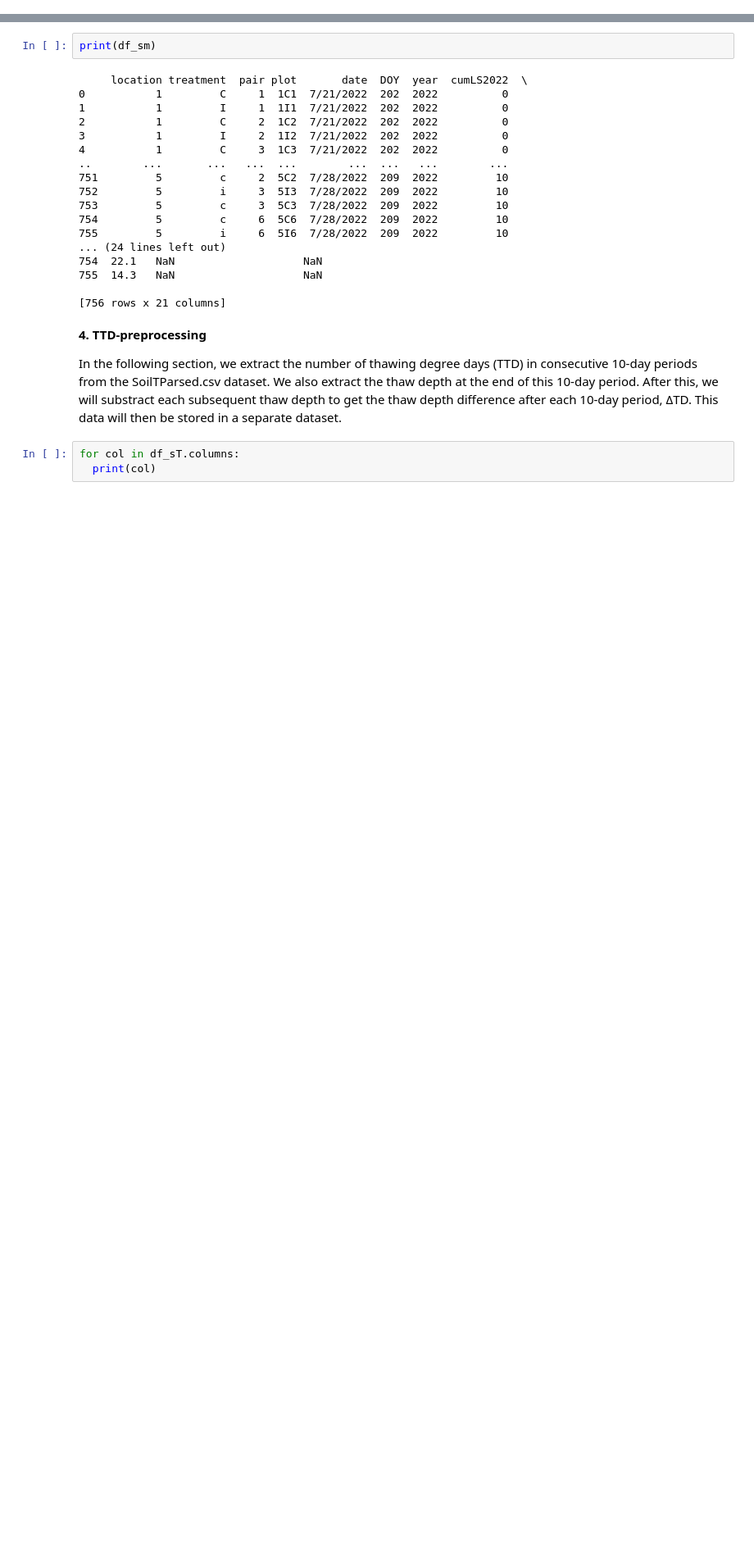
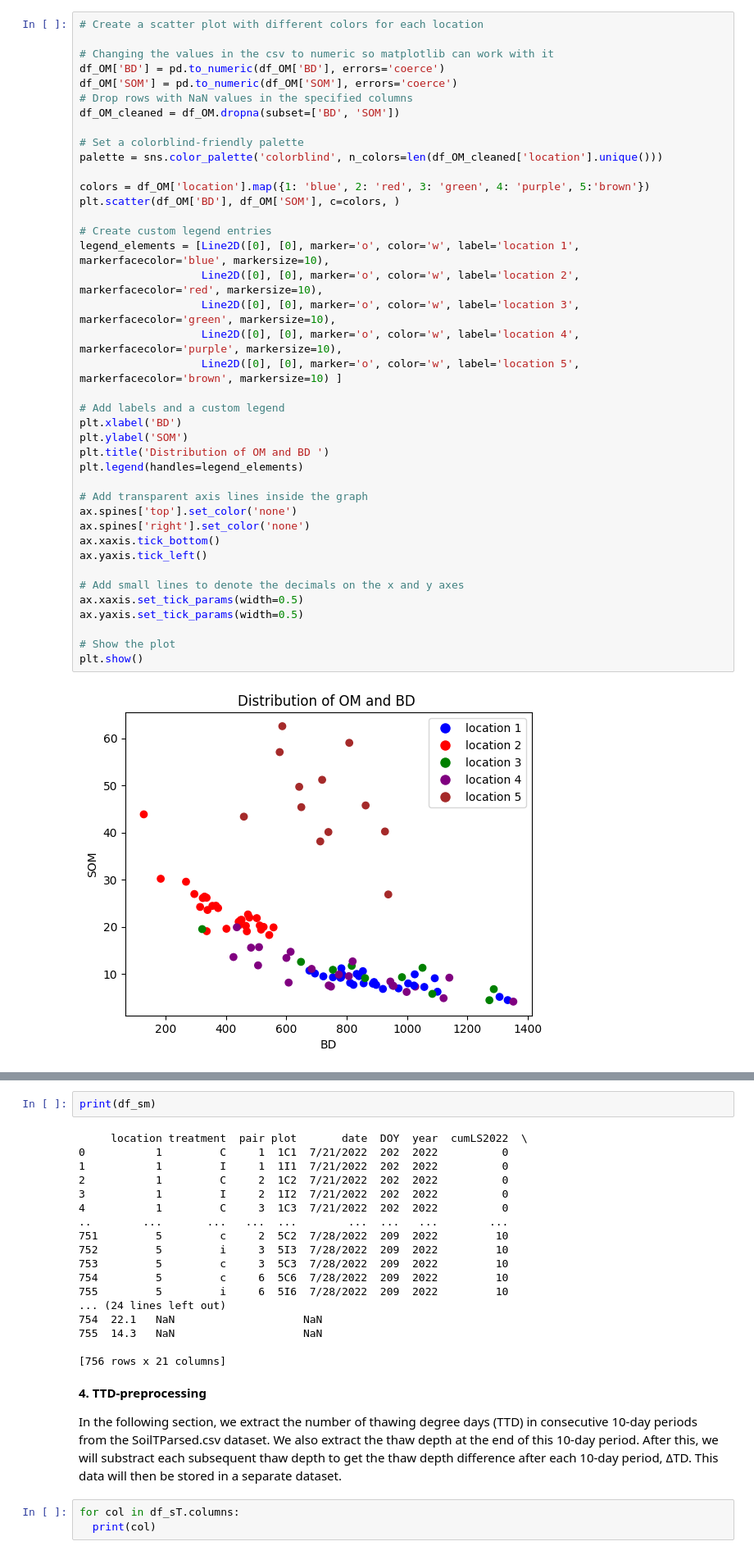
Before and after one commit to JorgeMoranBornemann/BScThesis, a Jupyter notebook: Notebook_BScThesis.ipynb, the cells around one changed output, grey strips where cells are left out. Shown at 82% size. Cells and saved outputs as stored; diff of their text form; blank space fills up the shorter version.

```diff
--- a/Notebook_BScThesis.ipynb
+++ b/Notebook_BScThesis.ipynb
@@ -46,0 +95,42 @@ df_OM = pd.read_csv(URL_BD_OM)
+# %%
+# Create a scatter plot with different colors for each location
+
+# Changing the values in the csv to numeric so matplotlib can work with it
+df_OM['BD'] = pd.to_numeric(df_OM['BD'], errors='coerce')
+df_OM['SOM'] = pd.to_numeric(df_OM['SOM'], errors='coerce')
+# Drop rows with NaN values in the specified columns
+df_OM_cleaned = df_OM.dropna(subset=['BD', 'SOM'])
+
+# Set a colorblind-friendly palette
+palette = sns.color_palette('colorblind', n_colors=len(df_OM_cleaned['location'].unique()))
+
+colors = df_OM['location'].map({1: 'blue', 2: 'red', 3: 'green', 4: 'purple', 5:'brown'})
+plt.scatter(df_OM['BD'], df_OM['SOM'], c=colors, )
+
+# Create custom legend entries
+legend_elements = [Line2D([0], [0], marker='o', color='w', label='location 1', markerfacecolor='blue', markersize=10),
+                   Line2D([0], [0], marker='o', color='w', label='location 2', markerfacecolor='red', markersize=10),
+                   Line2D([0], [0], marker='o', color='w', label='location 3', markerfacecolor='green', markersize=10),
+                   Line2D([0], [0], marker='o', color='w', label='location 4', markerfacecolor='purple', markersize=10),
+                   Line2D([0], [0], marker='o', color='w', label='location 5', markerfacecolor='brown', markersize=10) ]
+
+# Add labels and a custom legend
+plt.xlabel('BD')
+plt.ylabel('SOM')
+plt.title('Distribution of OM and BD ')
+plt.legend(handles=legend_elements)
+
+# Add transparent axis lines inside the graph
+ax.spines['top'].set_color('none')
+ax.spines['right'].set_color('none')
+ax.xaxis.tick_bottom()
+ax.yaxis.tick_left()
+
+# Add small lines to denote the decimals on the x and y axes
+ax.xaxis.set_tick_params(width=0.5)
+ax.yaxis.set_tick_params(width=0.5)
+
+# Show the plot
+plt.show()
+# %% [output]
+[figure, added]
```
Also changed, not shown: parts of 43 cells of this notebook.
